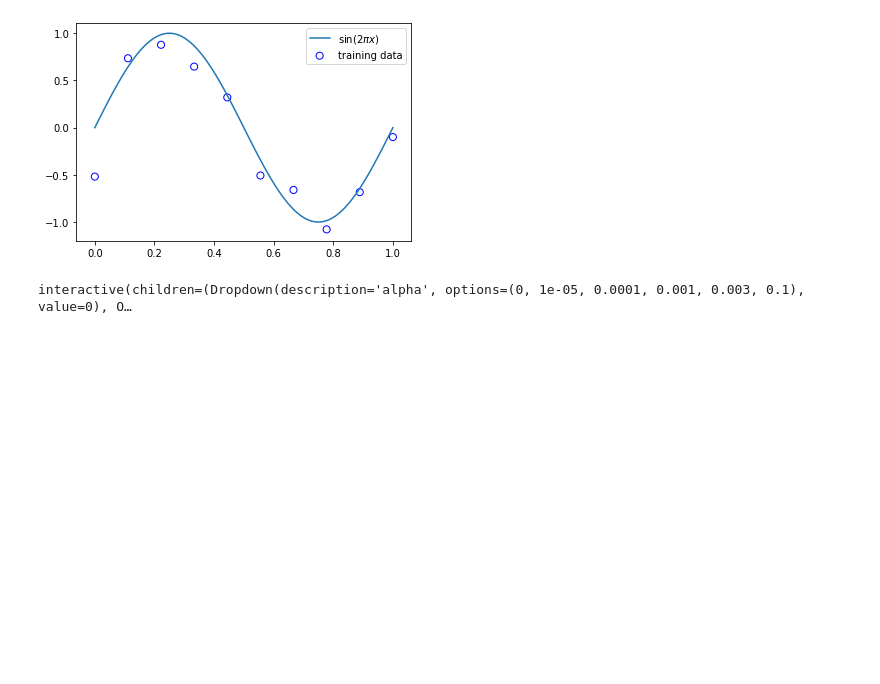
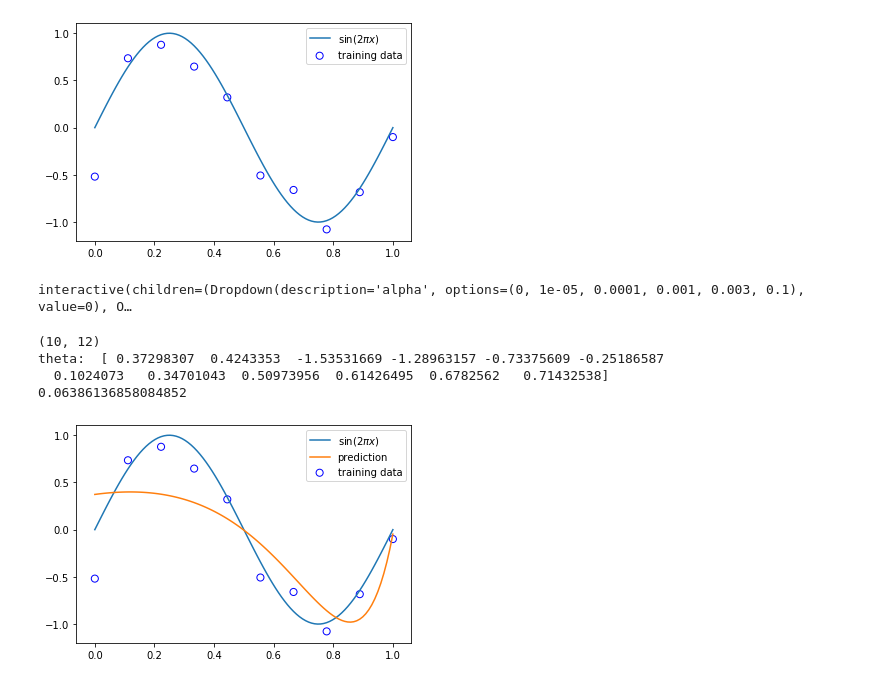
Before and after one commit to enghinomer/ML, a Jupyter notebook: Ch3.ipynb, the cells around one changed output. Drawn from its saved outputs; the diff is of its cells as text; code cells hidden in the pictures; blank space fills up the shorter version.

Commit message:
gradient

```diff
--- a/Ch3.ipynb
+++ b/Ch3.ipynb
@@ -45,3 +47,50 @@ def linear_regression_normal_eq(alpha = [0, 0.00001, 0.0001, 0.001, 0.003, 0.1])
     plt.show()
 # %% [output]
 interactive(children=(Dropdown(description='alpha', options=(0, 1e-05, 0.0001, 0.001, 0.003, 0.1), value=0), O…
+# %%
+def computeCost(X, y, w):
+    m = len(y)
+    J = 0
+
+    h = X @ w
+
+    J = 1/(2*m)*np.sum(np.square(h-y))
+
+    return(J)
+# %%
+def gradientDescent(X, y, alpha=0.01, num_iters=15000):
+    m = len(y)
+    w = np.zeros(X.shape[1])
+    J_history = np.zeros(num_iters)
+
+    for iter in np.arange(num_iters):
+        h = X @ w
+        w = w - alpha*(1/m)*(X.T @ (h-y))
+        J_history[iter] = computeCost(X, y, w)
+    return(w, J_history)
+# %%
+# theta for minimized cost J
+X_train = PolynomialFeatures(11).fit_transform(x_train.reshape(-1,1))
+X_test = PolynomialFeatures(11).fit_transform(x_test.reshape(-1,1))
+print(X_train.shape)
+w , Cost_J = gradientDescent(X_train, y_train)
+print('theta: ',w.ravel())
+
+#plt.plot(Cost_J)
+#plt.ylabel('Cost J')
+#plt.xlabel('Iterations');
+
+print(computeCost(X_test, y_test, w))
+
+y = X_test @ w
+plt.scatter(x_train, y_train, facecolor="none", edgecolor="b", s=50, label="training data")
+plt.plot(x_test, y_test, label="$\sin(2\pi x)$")
+plt.plot(x_test, y, label="prediction")
+plt.legend()
+plt.show()
+# %% [output]
+(10, 12)
+theta:  [ 0.37298307  0.4243353  -1.53531669 -1.28963157 -0.73375609 -0.25186587
+  0.1024073   0.34701043  0.50973956  0.61426495  0.6782562   0.71432538]
+0.06386136858084852
+[figure, added]
```
Also changed, not shown: parts of 1 cell of this notebook.
